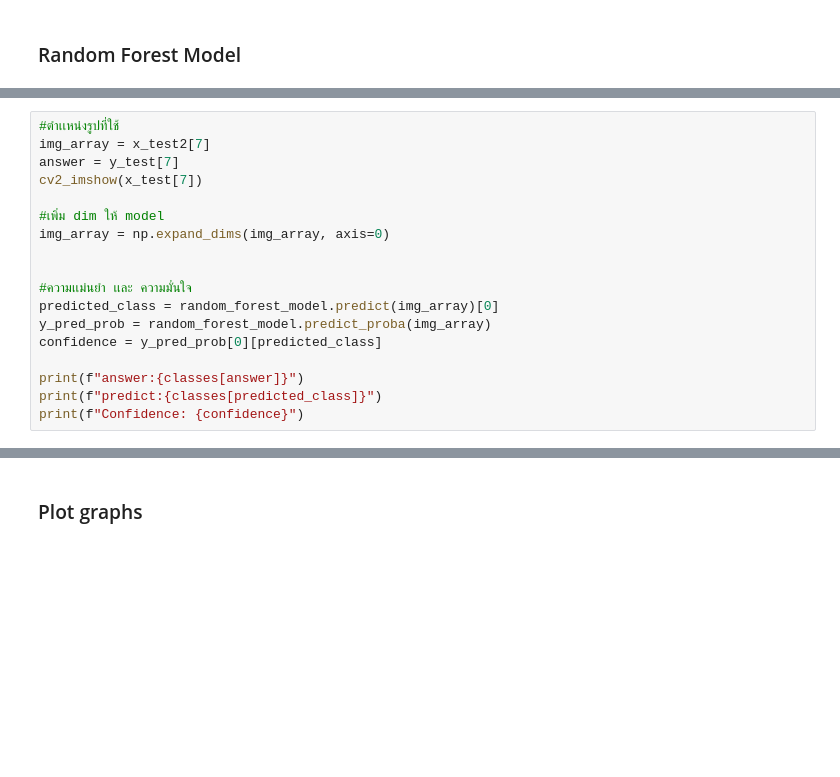
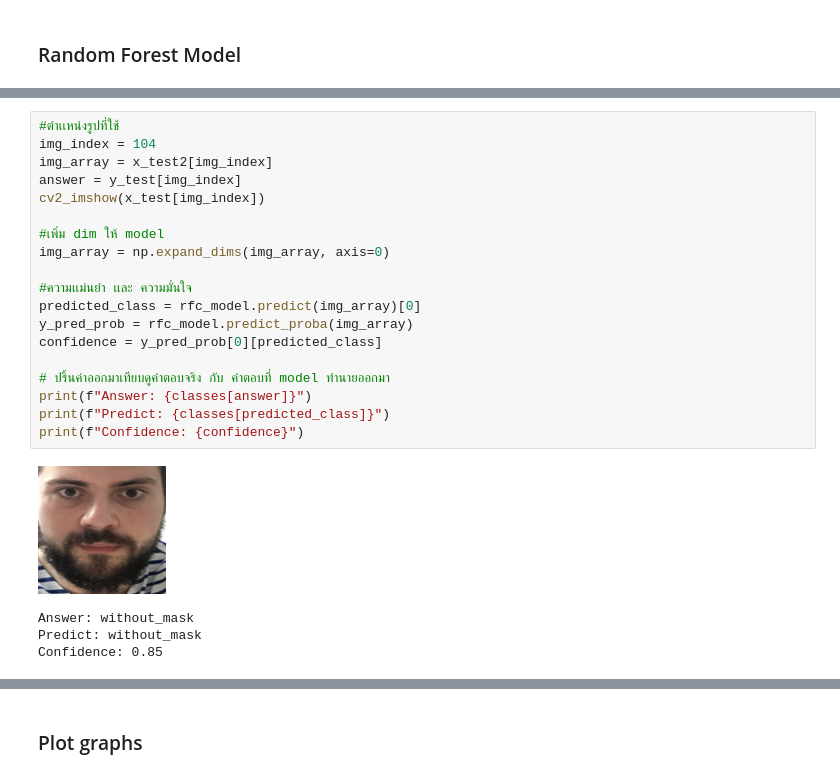
Before and after one commit to pannawat1233/Check-the-masked-person, a Jupyter notebook: src/main.ipynb, the cells around one changed output, grey strips where cells are left out. Drawn from its saved outputs; the diff is of its cells as text; blank space fills up the shorter version.

```diff
--- a/src/main.ipynb
+++ b/src/main.ipynb
@@ -768,21 +913,27 @@ add_elements(rfc_test_acc, rfc_precision_score, rfc_recall_score)
 # %%
 #ตำเเหน่งรูปที่ใช้
-img_array = x_test2[7]
-answer = y_test[7]
-cv2_imshow(x_test[7])
+img_index = 104
+img_array = x_test2[img_index]
+answer = y_test[img_index]
+cv2_imshow(x_test[img_index])
 
 #เพิ่ม dim ให้ model
 img_array = np.expand_dims(img_array, axis=0)
 
-
 #ความเเม่นยำ เเละ ความมั่นใจ
-predicted_class = random_forest_model.predict(img_array)[0]
-y_pred_prob = random_forest_model.predict_proba(img_array)
+predicted_class = rfc_model.predict(img_array)[0]
+y_pred_prob = rfc_model.predict_proba(img_array)
 confidence = y_pred_prob[0][predicted_class]
 
-print(f"answer:{classes[answer]}")
-print(f"predict:{classes[predicted_class]}")
+# ปริ้นค่าออกมาเทียบดูคำตอบจริง กับ คำตอบที่ model ทำนายออกมา
+print(f"Answer: {classes[answer]}")
+print(f"Predict: {classes[predicted_class]}")
 print(f"Confidence: {confidence}")
+# %% [output]
+[figure, added]
+Answer: without_mask
+Predict: without_mask
+Confidence: 0.85
 # %%
 # ปริ้นค่าผลลัพธ์ที่เก็บมา
 print(accuracy_values)
```
Also changed, not shown: parts of 32 cells of this notebook, 1 other file.
